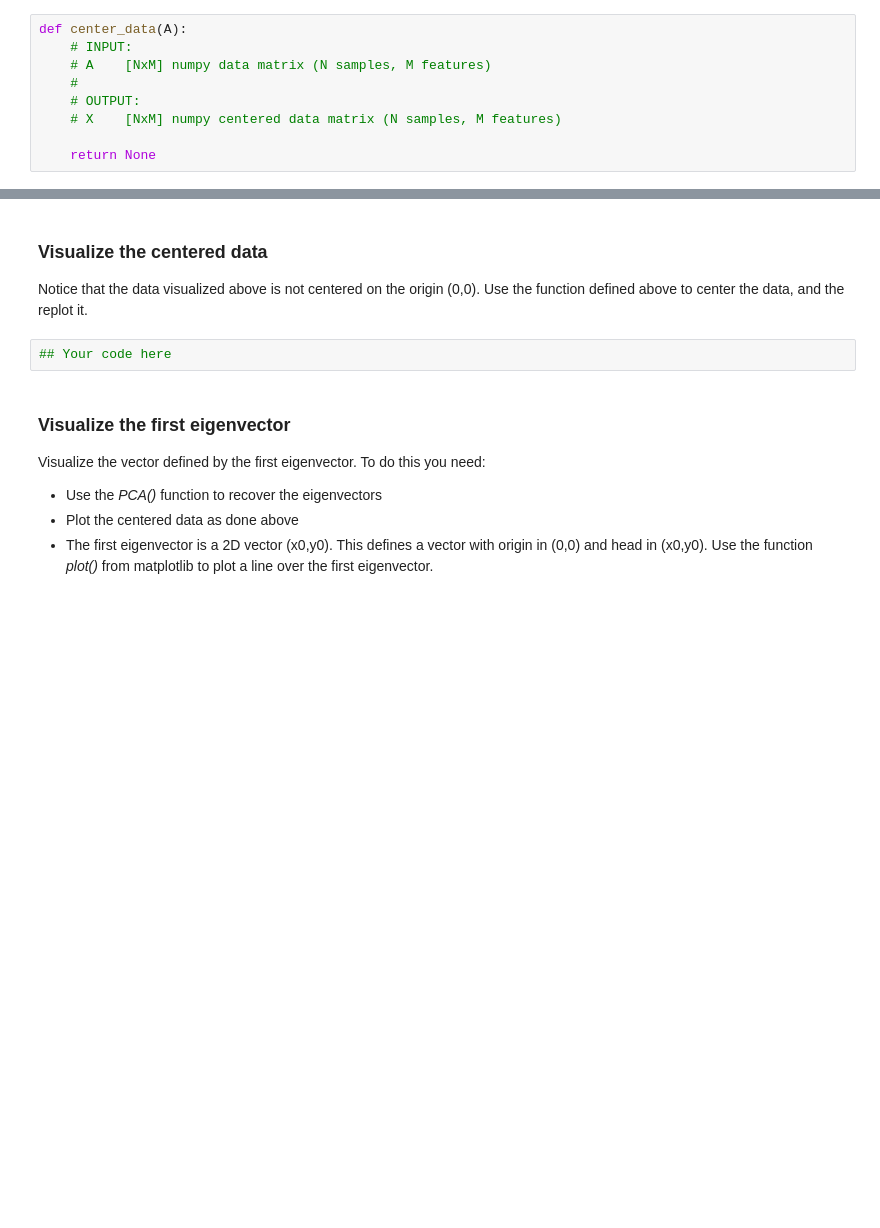
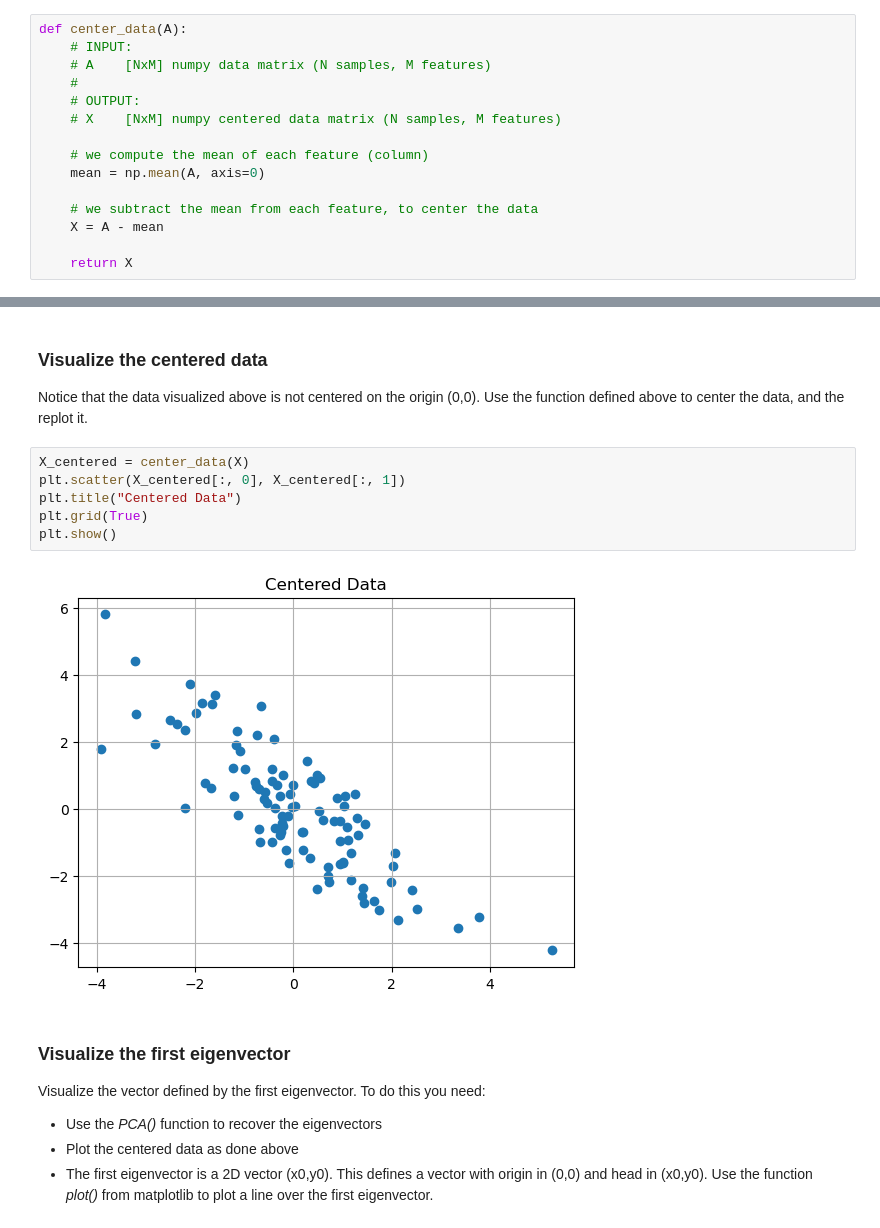
Before and after one commit to sofija-13/intro_AI-ML, a Jupyter notebook: assignment3/IN3050_assignment_3.ipynb, the cells around one changed output, grey strips where cells are left out. Saved outputs shown, nothing was run; the diff lists cells and outputs as text; blank space fills up the shorter version.

```diff
--- a/assignment3/IN3050_assignment_3.ipynb
+++ b/assignment3/IN3050_assignment_3.ipynb
@@ -72,7 +89,13 @@ def center_data(A):
     # OUTPUT:
     # X    [NxM] numpy centered data matrix (N samples, M features)
 
-    return None
+    # we compute the mean of each feature (column)
+    mean = np.mean(A, axis=0)
+
+    # we subtract the mean from each feature, to center the data
+    X = A - mean
+
+    return X
 # %% [markdown]
 Test your function checking the following assertion on *testcase* (absence of output means that the assertion holds):
 # %%
@@ -208,8 +255,14 @@ plt.scatter(X[:, 0], X[:, 1])
 # %% [markdown]
 ### Visualize the centered data
 Notice that the data visualized above is not centered on the origin (0,0). Use the function defined above to center the data, and the replot it.
-# %%
-## Your code here
+# %%
+X_centered = center_data(X)
+plt.scatter(X_centered[:, 0], X_centered[:, 1])
+plt.title("Centered Data")
+plt.grid(True)
+plt.show()
+# %% [output]
+[figure, added]
 # %% [markdown]
 ### Visualize the first eigenvector
 Visualize the vector defined by the first eigenvector.
```
Also changed, not shown: parts of 40 cells of this notebook.
